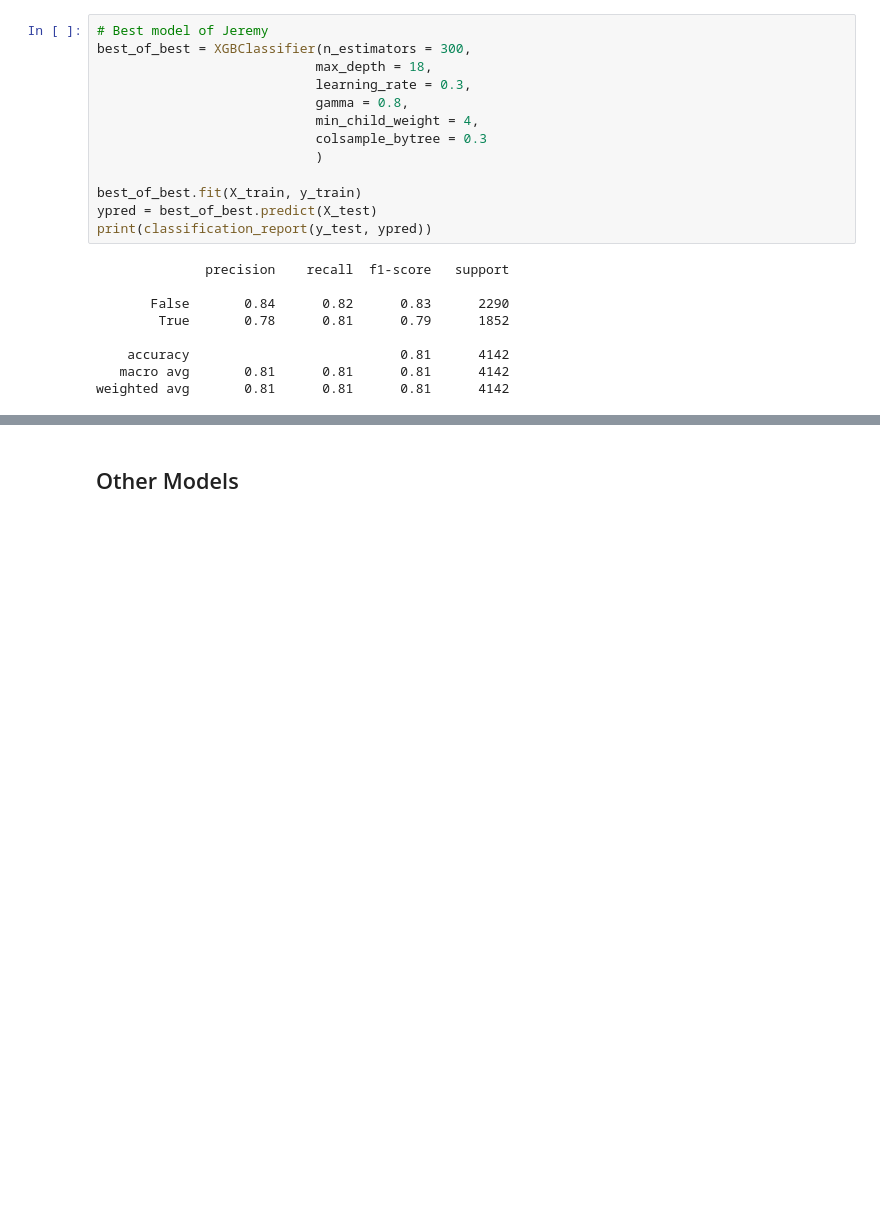
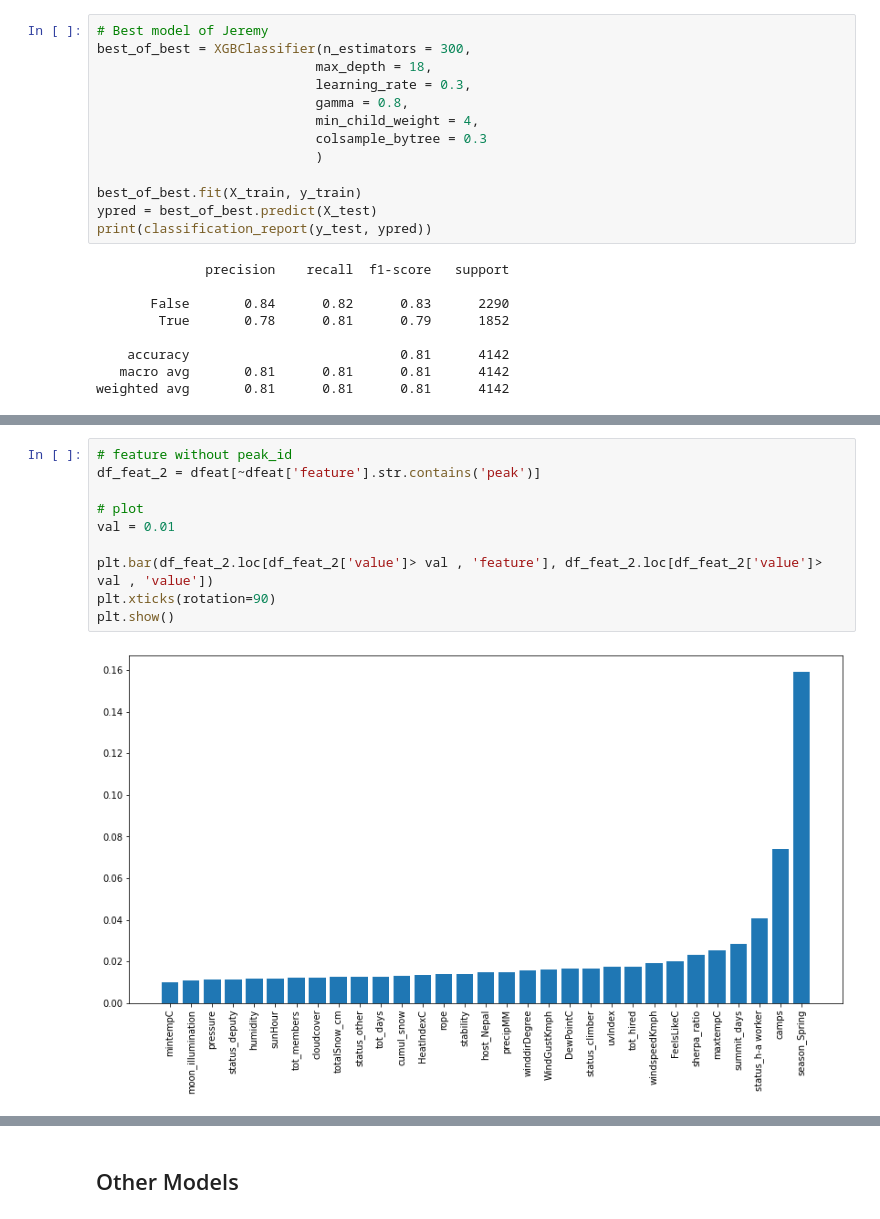
Before and after one commit to JeremyDel/himalaya-project, a Jupyter notebook: himalaya-project/kyril.ipynb, the cells around one changed output, grey strips where cells are left out. Saved outputs shown, nothing was run; the diff lists cells and outputs as text; blank space fills up the shorter version.

```diff
--- a/himalaya-project/kyril.ipynb
+++ b/himalaya-project/kyril.ipynb
@@ -172,0 +196,12 @@ weighted avg       0.81      0.81      0.81      4142
+# %%
+# feature without peak_id
+df_feat_2 = dfeat[~dfeat['feature'].str.contains('peak')]
+
+# plot
+val = 0.01
+
+plt.bar(df_feat_2.loc[df_feat_2['value']> val , 'feature'], df_feat_2.loc[df_feat_2['value']> val , 'value'])
+plt.xticks(rotation=90)
+plt.show()
+# %% [output]
+[figure, added]
```
Also changed, not shown: parts of 11 cells of this notebook.
